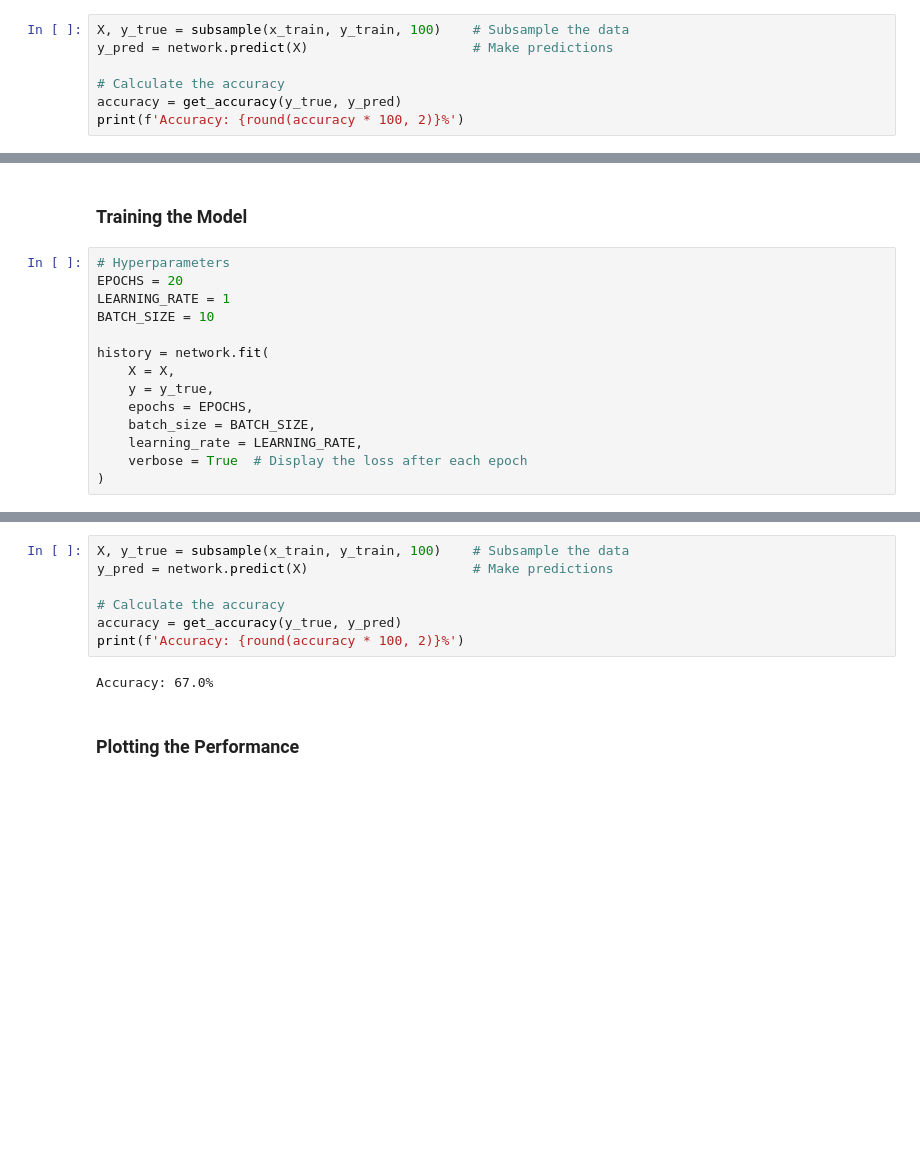
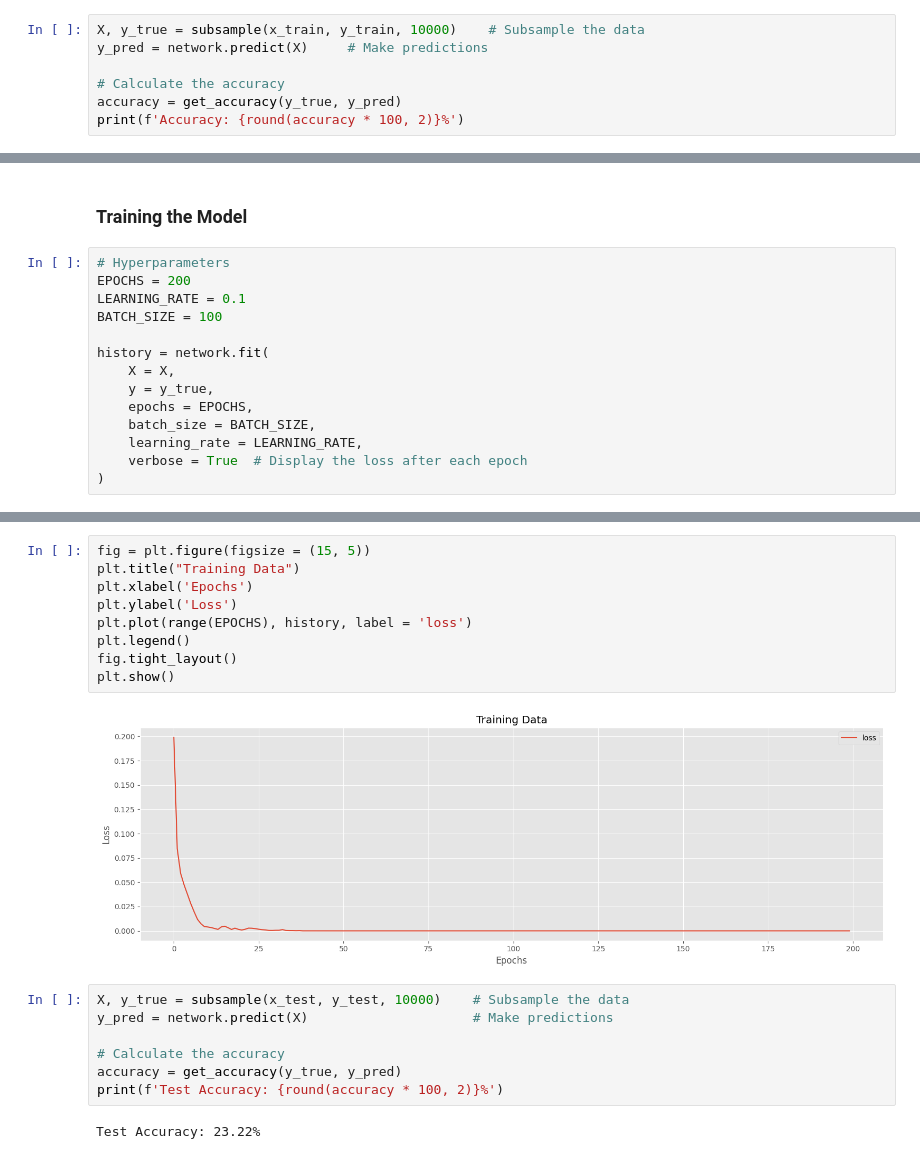
Before and after one commit to AUT-CE-Archive/AUT-CE-CI, a Jupyter notebook: projects/1. neural network/src/main.ipynb, the cells around one changed output, grey strips where cells are left out. Cells and saved outputs as stored; diff of their text form; blank space fills up the shorter version.

```diff
--- a/projects/1. neural network/src/main.ipynb
+++ b/projects/1. neural network/src/main.ipynb
@@ -57,8 +59,8 @@ network.compile(MSE())                                  # Compile network
 # %% [markdown]
 ### Prediction with no previous training
 # %%
-X, y_true = subsample(x_train, y_train, 100)    # Subsample the data
-y_pred = network.predict(X)                     # Make predictions
+X, y_true = subsample(x_train, y_train, 10000)    # Subsample the data
+y_pred = network.predict(X)     # Make predictions
 
 # Calculate the accuracy
 accuracy = get_accuracy(y_true, y_pred)
@@ -69,9 +71,9 @@ Accuracy: 13.0%
 ### Training the Model
 # %%
 # Hyperparameters
-EPOCHS = 20
-LEARNING_RATE = 1
-BATCH_SIZE = 10
+EPOCHS = 200
+LEARNING_RATE = 0.1
+BATCH_SIZE = 100
 
 history = network.fit(
     X = X,
@@ -105,11 +112,20 @@ Epoch 20/20     Error: 0.08899539606809735
+# %%
+fig = plt.figure(figsize = (15, 5))
+plt.title("Training Data")
+plt.xlabel('Epochs')
+plt.ylabel('Loss')
+plt.plot(range(EPOCHS), history, label = 'loss')
+plt.legend()
+fig.tight_layout()
+plt.show()
+# %% [output]
+[figure, added]
 # %%
-X, y_true = subsample(x_train, y_train, 100)    # Subsample the data
+X, y_true = subsample(x_test, y_test, 10000)    # Subsample the data
 y_pred = network.predict(X)                     # Make predictions
 
 # Calculate the accuracy
 accuracy = get_accuracy(y_true, y_pred)
-print(f'Accuracy: {round(accuracy * 100, 2)}%')
+print(f'Test Accuracy: {round(accuracy * 100, 2)}%')
 # %% [output]
-Accuracy: 67.0%
+Test Accuracy: 23.22%
-# %% [markdown]
-### Plotting the Performance
```
Also changed, not shown: parts of 6 cells of this notebook, 58 other files.
